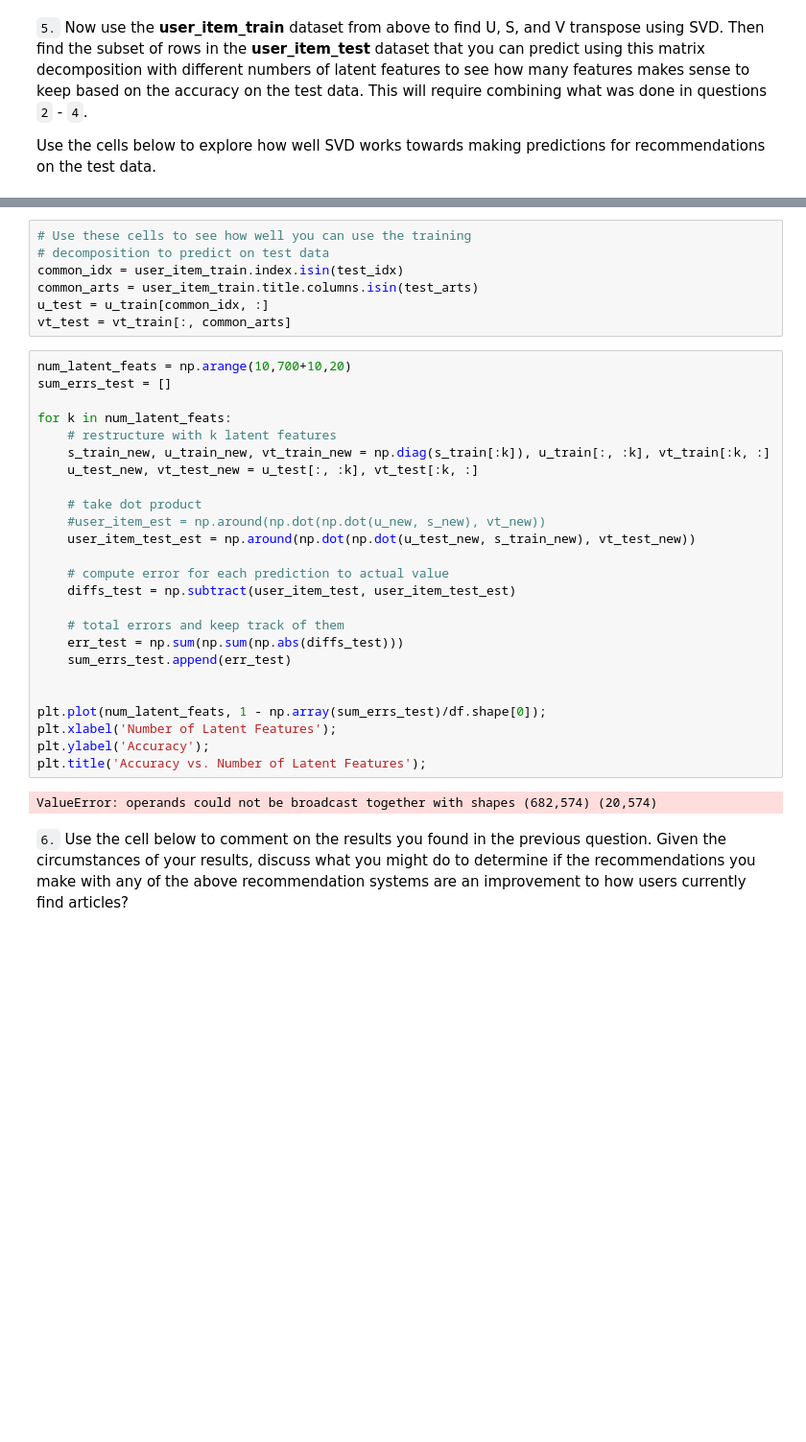
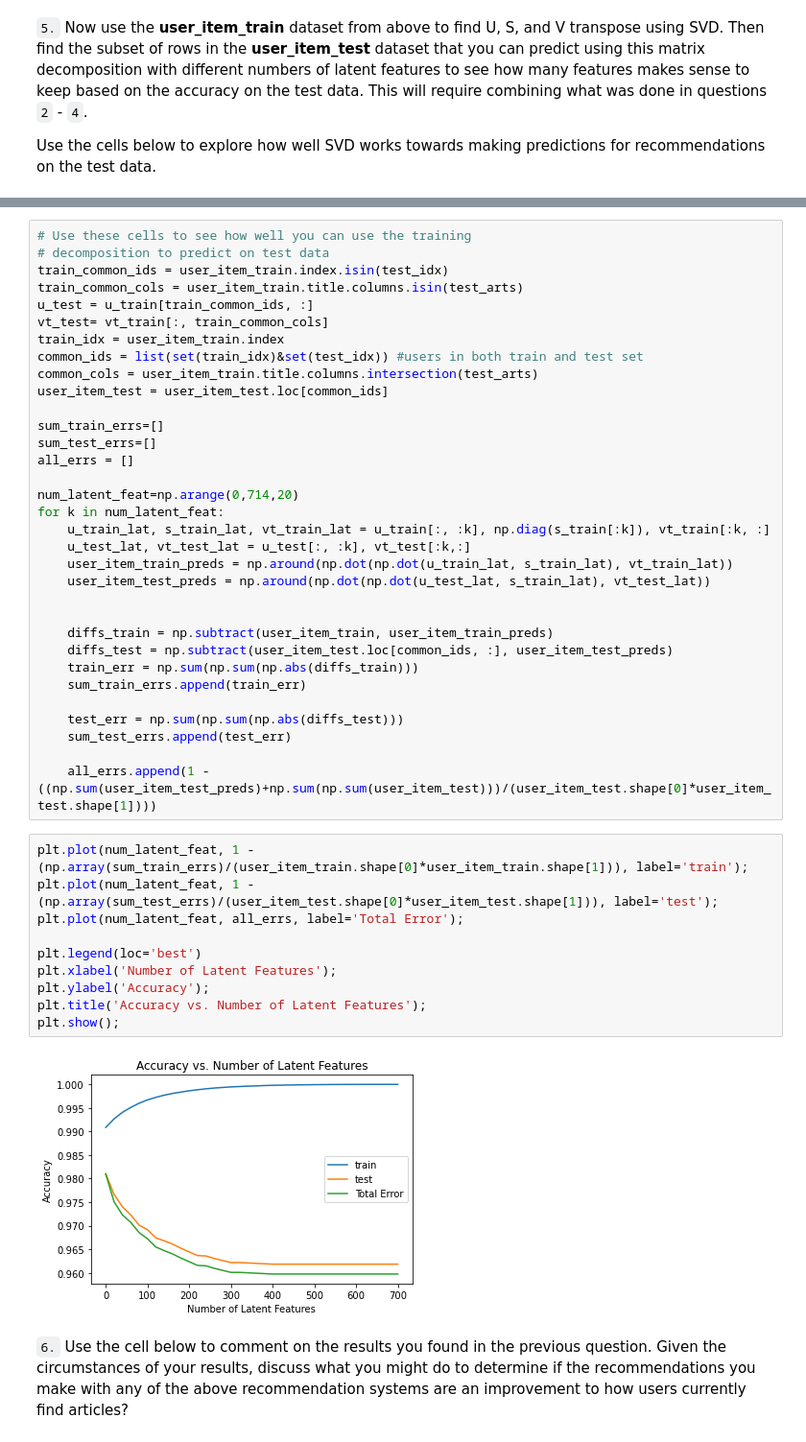
Before and after one commit to rehamfadul/recommendations_with_IBM, a Jupyter notebook: Recommendations_with_IBM.ipynb, the cells around one changed output, grey strips where cells are left out. Shown: that part at 96% size. Cells and saved outputs as stored; diff of their text form; blank space fills up the shorter version.

```diff
--- a/Recommendations_with_IBM.ipynb
+++ b/Recommendations_with_IBM.ipynb
@@ -738,37 +735,48 @@ u_train, s_train, vt_train = np.linalg.svd(user_item_train) # fit svd similar to
-# %%
-# Use these cells to see how well you can use the training
-# decomposition to predict on test data
-common_idx = user_item_train.index.isin(test_idx)
-common_arts = user_item_train.title.columns.isin(test_arts)
-u_test = u_train[common_idx, :]
-vt_test = vt_train[:, common_arts]
-# %%
-num_latent_feats = np.arange(10,700+10,20)
-sum_errs_test = []
-
-for k in num_latent_feats:
-    # restructure with k latent features
-    s_train_new, u_train_new, vt_train_new = np.diag(s_train[:k]), u_train[:, :k], vt_train[:k, :]
-    u_test_new, vt_test_new = u_test[:, :k], vt_test[:k, :]
-
-    # take dot product
-    #user_item_est = np.around(np.dot(np.dot(u_new, s_new), vt_new))
-    user_item_test_est = np.around(np.dot(np.dot(u_test_new, s_train_new), vt_test_new))
-
-    # compute error for each prediction to actual value
-    diffs_test = np.subtract(user_item_test, user_item_test_est)
-
-    # total errors and keep track of them
-    err_test = np.sum(np.sum(np.abs(diffs_test)))
-    sum_errs_test.append(err_test)
-
-
-plt.plot(num_latent_feats, 1 - np.array(sum_errs_test)/df.shape[0]);
-plt.xlabel('Number of Latent Features');
-plt.ylabel('Accuracy');
-plt.title('Accuracy vs. Number of Latent Features');
-# %% [output]
-ValueError: operands could not be broadcast together with shapes (682,574) (20,574)
+# %%
+# Use these cells to see how well you can use the training
+# decomposition to predict on test data
+train_common_ids = user_item_train.index.isin(test_idx)
+train_common_cols = user_item_train.title.columns.isin(test_arts)
+u_test = u_train[train_common_ids, :]
+vt_test= vt_train[:, train_common_cols]
+train_idx = user_item_train.index
+common_ids = list(set(train_idx)&set(test_idx)) #users in both train and test set
+common_cols = user_item_train.title.columns.intersection(test_arts)
+user_item_test = user_item_test.loc[common_ids]
+
+sum_train_errs=[]
+sum_test_errs=[]
+all_errs = []
+
+num_latent_feat=np.arange(0,714,20)
+for k in num_latent_feat:
+    u_train_lat, s_train_lat, vt_train_lat = u_train[:, :k], np.diag(s_train[:k]), vt_train[:k, :]
+    u_test_lat, vt_test_lat = u_test[:, :k], vt_test[:k,:]
+    user_item_train_preds = np.around(np.dot(np.dot(u_train_lat, s_train_lat), vt_train_lat))
+    user_item_test_preds = np.around(np.dot(np.dot(u_test_lat, s_train_lat), vt_test_lat))
+
+
+    diffs_train = np.subtract(user_item_train, user_item_train_preds)
+    diffs_test = np.subtract(user_item_test.loc[common_ids, :], user_item_test_preds)
+    train_err = np.sum(np.sum(np.abs(diffs_train)))
+    sum_train_errs.append(train_err)
+
+    test_err = np.sum(np.sum(np.abs(diffs_test)))
+    sum_test_errs.append(test_err)
+
+    all_errs.append(1 - ((np.sum(user_item_test_preds)+np.sum(np.sum(user_item_test)))/(user_item_test.shape[0]*user_item_test.shape[1])))
+# %%
+plt.plot(num_latent_feat, 1 - (np.array(sum_train_errs)/(user_item_train.shape[0]*user_item_train.shape[1])), label='train');
+plt.plot(num_latent_feat, 1 - (np.array(sum_test_errs)/(user_item_test.shape[0]*user_item_test.shape[1])), label='test');
+plt.plot(num_latent_feat, all_errs, label='Total Error');
+
+plt.legend(loc='best')
+plt.xlabel('Number of Latent Features');
+plt.ylabel('Accuracy');
+plt.title('Accuracy vs. Number of Latent Features');
+plt.show();
+# %% [output]
+[figure, added]
 # %% [markdown]
 `6.` Use the cell below to comment on the results you found in the previous question. Given the circumstances of your results, discuss what you might do to determine if the recommendations you make with any of the above recommendation systems are an improvement to how users currently find articles?
 # %% [markdown]
```
Also changed, not shown: parts of 3 cells of this notebook, 1 other file.
